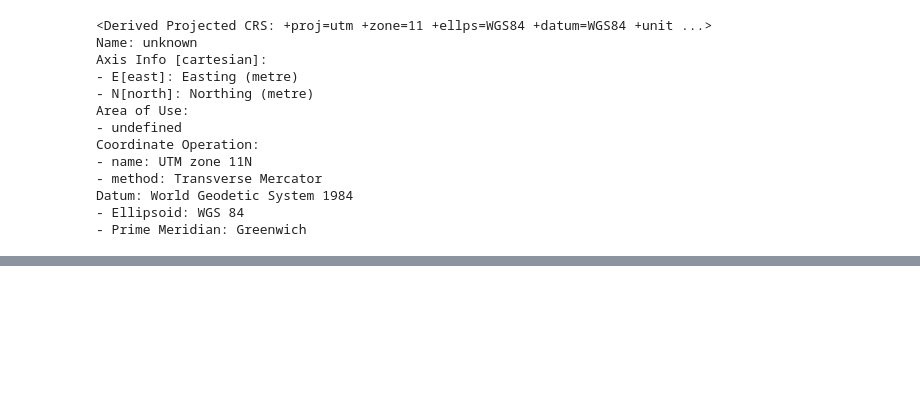
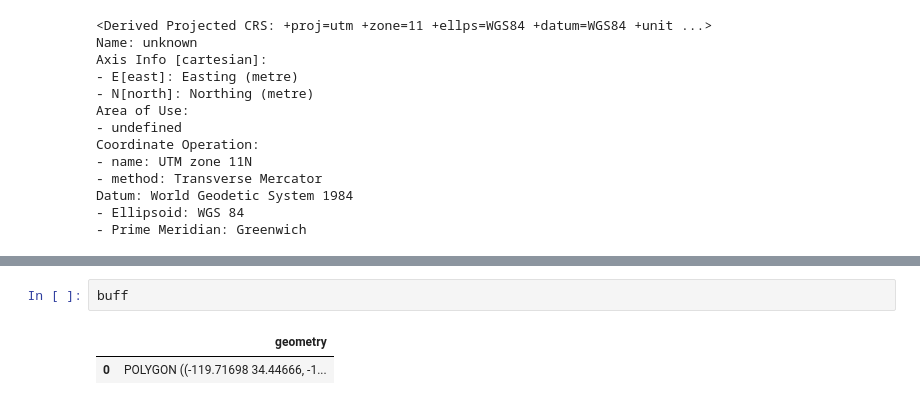
Before and after one commit to barguzin/rwmp_pipelines, a Jupyter notebook: evac/sumolib.ipynb, the cells around one changed output, grey strips where cells are left out. Drawn from its saved outputs; the diff is of its cells as text; blank space fills up the shorter version.

```diff
--- a/evac/sumolib.ipynb
+++ b/evac/sumolib.ipynb
@@ -280,6 +309,11 @@ exits_utm.plot(color='k',ax=ax)
 EPSG:4326
 <matplotlib.axes._subplots.AxesSubplot at 0x...>
 [figure]
+# %%
+buff
+# %% [output]
+|  | geometry |
+| 0 | POLYGON ((-119.71698 34.44666, -1... |
 # %%
 # create buffer around resid buiildings
 mpt = geometry.MultiPoint([geometry.shape(p) for p in bld['geometry']])
```
Also changed, not shown: parts of 14 cells of this notebook, 18 other files.
